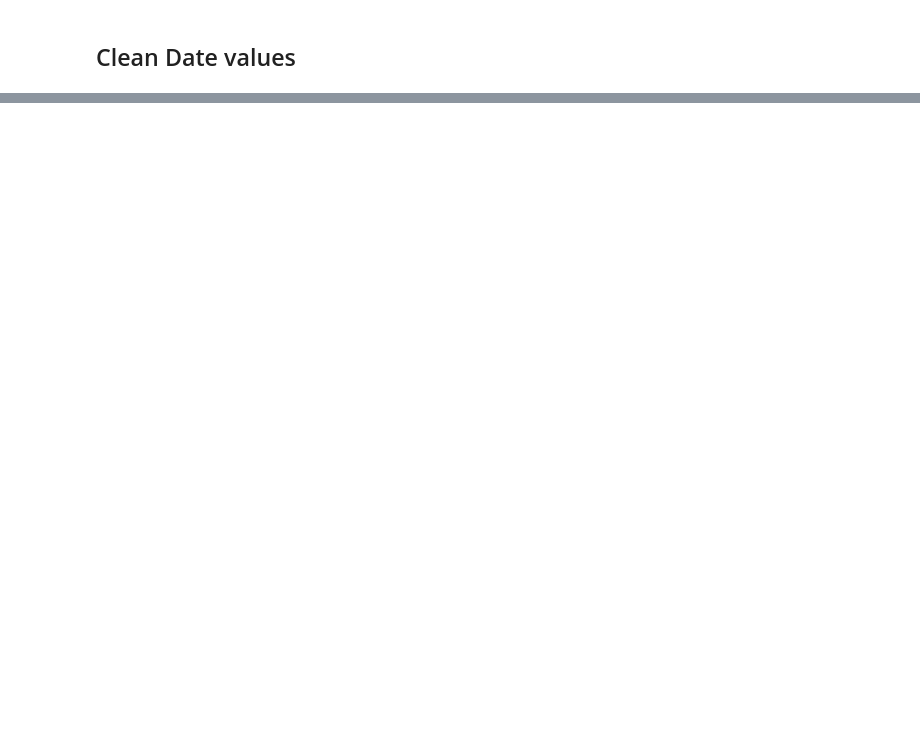
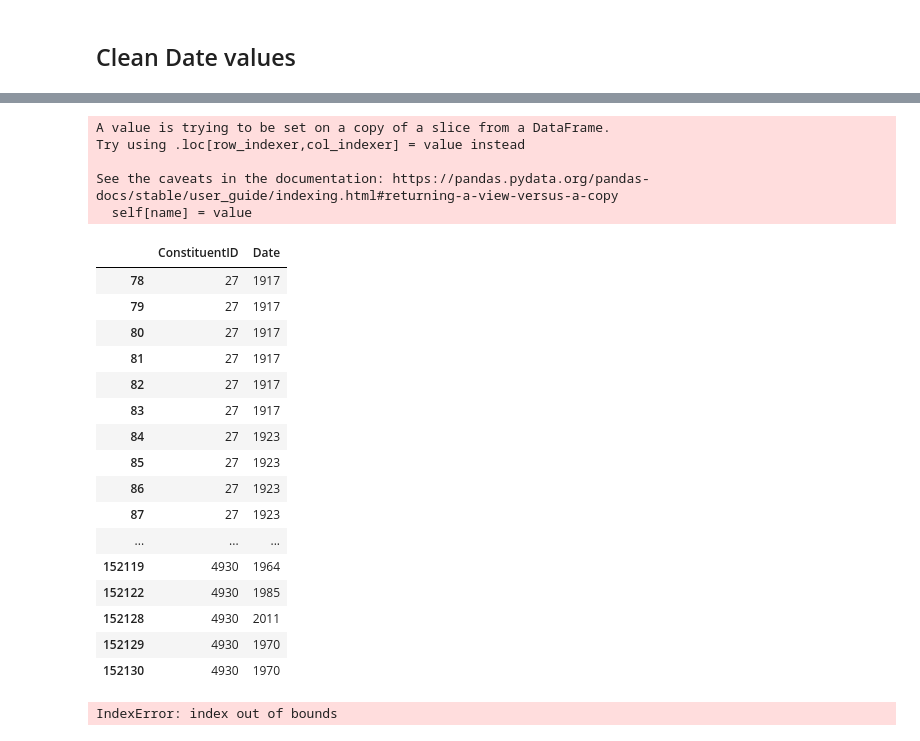
Before and after one commit to LudivineLacour/data-cleaning, a Jupyter notebook: data-cleaning-exploration.ipynb, the cells around one changed output, grey strips where cells are left out. Drawn from its saved outputs; the diff is of its cells as text; code cells hidden in the pictures; blank space fills up the shorter version.

```diff
--- a/data-cleaning-exploration.ipynb
+++ b/data-cleaning-exploration.ipynb
@@ -137,0 +391,32 @@ df10.max()
+# %%
+test_date_bis.Date=test_date_bis.Date.fillna(test_date_bis['ConstituentID'].apply(getmean))
+test_date_bis
+# %% [output]
+A value is trying to be set on a copy of a slice from a DataFrame.
+Try using .loc[row_indexer,col_indexer] = value instead
+
+See the caveats in the documentation: https://pandas.pydata.org/pandas-docs/stable/user_guide/indexing.html#returning-a-view-versus-a-copy
+  self[name] = value
+|  | ConstituentID | Date |
+| 78 | 27 | 1917 |
+| 79 | 27 | 1917 |
+| 80 | 27 | 1917 |
+| 81 | 27 | 1917 |
+| 82 | 27 | 1917 |
+| 83 | 27 | 1917 |
+| 84 | 27 | 1923 |
+| 85 | 27 | 1923 |
+| 86 | 27 | 1923 |
+| 87 | 27 | 1923 |
+| ... | ... | ... |
+| 152119 | 4930 | 1964 |
+| 152122 | 4930 | 1985 |
+| 152128 | 4930 | 2011 |
+| 152129 | 4930 | 1970 |
+| 152130 | 4930 | 1970 |
+# %%
+df11=df9.copy()
+
+df11.Date=df11.Date.fillna(df11['ConstituentID'].apply(getmean))
+# %% [output]
+IndexError: index out of bounds
```
Also changed, not shown: parts of 34 cells of this notebook.
